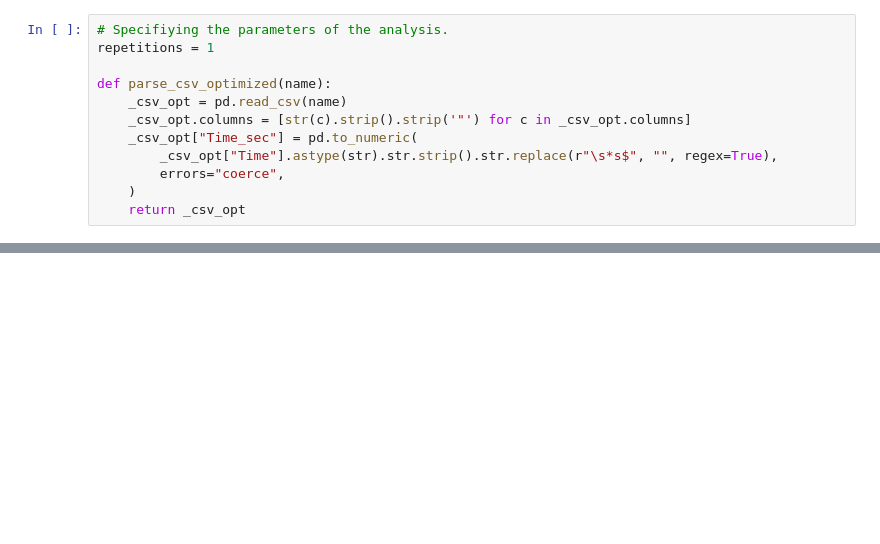
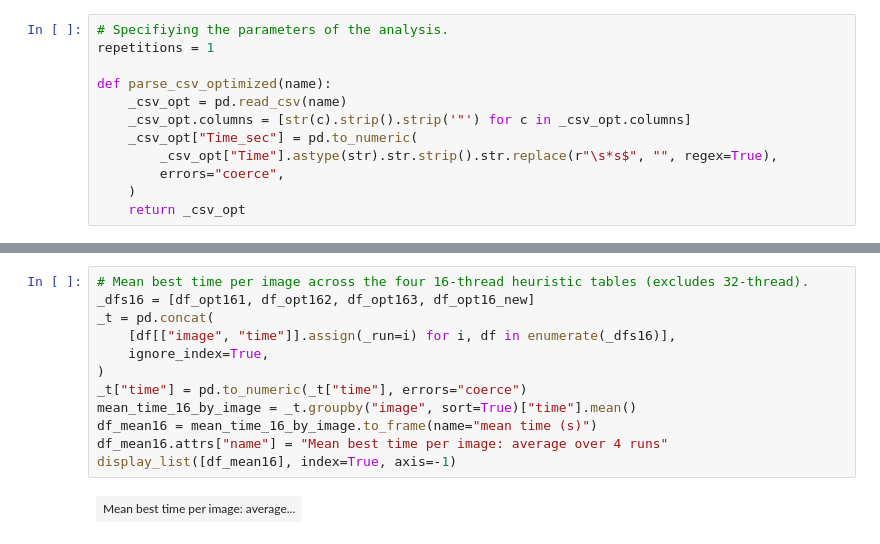
Before and after one commit to Edelwy/HPC, a Jupyter notebook: Assignment1/latex/analiza.ipynb, the cells around one changed output, grey strips where cells are left out. Drawn from its saved outputs; the diff is of its cells as text; blank space fills up the shorter version.

```diff
--- a/Assignment1/latex/analiza.ipynb
+++ b/Assignment1/latex/analiza.ipynb
@@ -181,0 +188,14 @@ display_list([df_opt16_new], index=True)
+# %%
+# Mean best time per image across the four 16-thread heuristic tables (excludes 32-thread).
+_dfs16 = [df_opt161, df_opt162, df_opt163, df_opt16_new]
+_t = pd.concat(
+    [df[["image", "time"]].assign(_run=i) for i, df in enumerate(_dfs16)],
+    ignore_index=True,
+)
+_t["time"] = pd.to_numeric(_t["time"], errors="coerce")
+mean_time_16_by_image = _t.groupby("image", sort=True)["time"].mean()
+df_mean16 = mean_time_16_by_image.to_frame(name="mean time (s)")
+df_mean16.attrs["name"] = "Mean best time per image: average over 4 runs"
+display_list([df_mean16], index=True, axis=-1)
+# %% [output]
+| Mean best time per image: average... |
```
Also changed, not shown: parts of 5 cells of this notebook, 1 other file.
